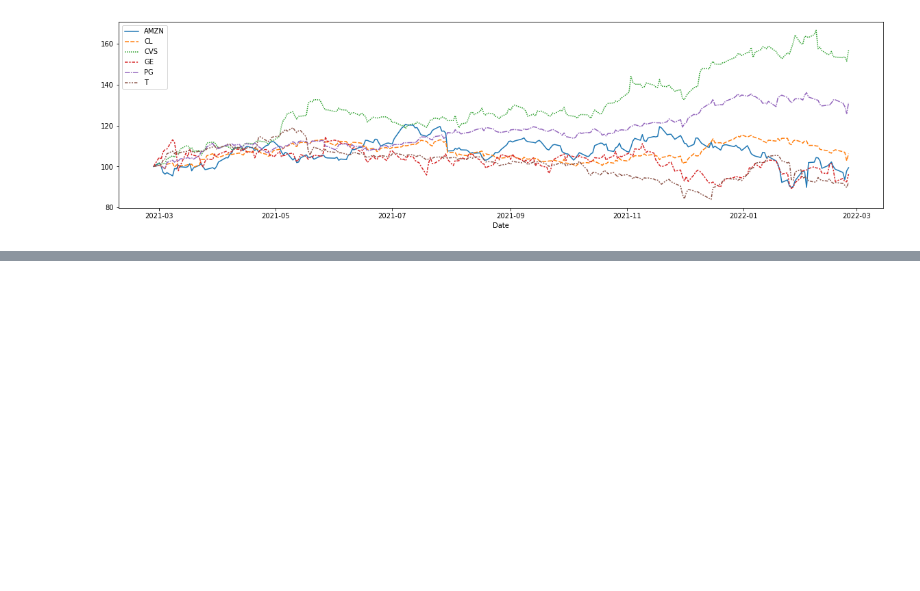
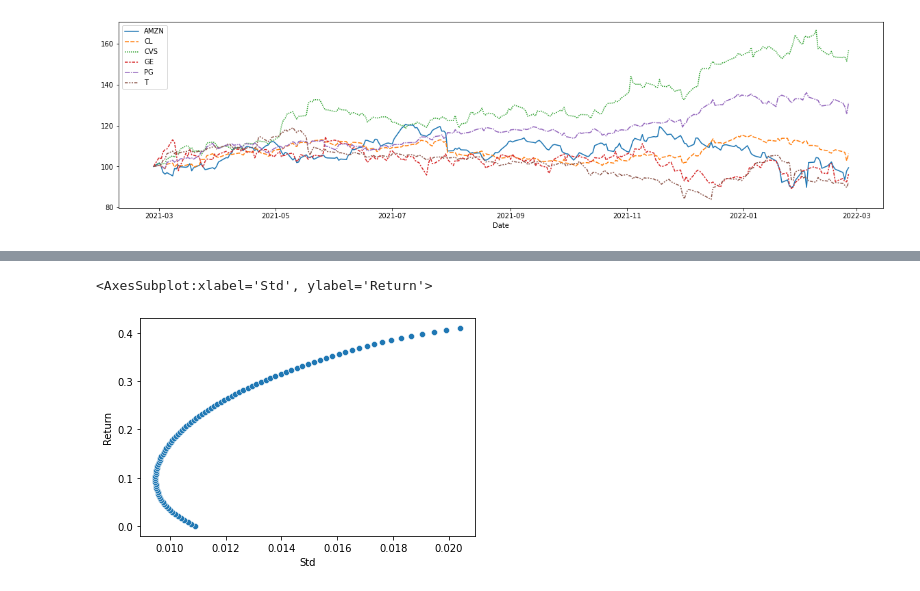
Before and after one commit to satish-kumar-pradhan/Portfolio-Optimization, a Jupyter notebook: EfficientFrontier.ipynb, the cells around one changed output, grey strips where cells are left out. Drawn from its saved outputs; the diff is of its cells as text; code cells hidden in the pictures; blank space fills up the shorter version.

Commit message:
Update EfficientFrontier.ipynb
efficient frontier using QP complete

```diff
--- a/EfficientFrontier.ipynb
+++ b/EfficientFrontier.ipynb
@@ -172,0 +138,35 @@ array([[ 9.01492173e-02, -1.44453941e-03,  9.36535878e-06,
+# %%
+Tickers_List = ['BRK-A', 'AAPL', 'MSFT', 'JPM', 'GOOG', 'BAC', 'INTC', 'WFC',
+          'C', 'VZ', 'FB', 'PFE', 'JNJ', 'WMT', 'XOM',
+          'FNMA', 'T', 'UNH', 'CMCSA', 'V' ]
+# %%
+def Efficient_Frontier_QP(Tickers,Resolution=4):
+
+    stock_data = FetchData(Tickers)
+    stock_mean_ret, stock_covariance = Calculation(stock_data)
+    MinRet = 0#stock_mean_ret.values.min()
+    MaxRet = 0.41#stock_mean_ret.values.max()
+    m = gp.Model('PortFolio optimization')
+    weight = m.addMVar(len(Tickers))
+    m.addConstr(weight.sum() == 1)
+    port_std = weight @ stock_covariance.values @ weight
+    port_ret = weight @ stock_mean_ret.values
+    returnrate = MinRet
+    target = m.addConstr(port_ret == returnrate,'target')
+    Frontier = pd.DataFrame([],columns=['Return','Std'])
+    for i in np.linspace(MinRet,MaxRet,Resolution):
+
+        target[0].rhs = i
+        #m.addConstr(port_ret <= weight @ stock_mean_ret.values)
+        m.setObjective(port_std, GRB.MINIMIZE)
+        m.update()
+        m.optimize()
+        temp = pd.DataFrame([[i,m.ObjVal]],columns=['Return','Std'])
+
+        Frontier = pd.concat([Frontier,temp],ignore_index=True)
+
+
+    print(Frontier)
+    return(Frontier)
+# %%
+a=Efficient_Frontier_QP(Tickers_List,100)
@@ -172,0 +191,5 @@ array([[ 9.01492173e-02, -1.44453941e-03,  9.36535878e-06,
+# %%
+sns.scatterplot(data=a,x='Std',y='Return')
+# %% [output]
+<AxesSubplot:xlabel='Std', ylabel='Return'>
+[figure, added]
```
Also changed, not shown: parts of 8 cells of this notebook.
